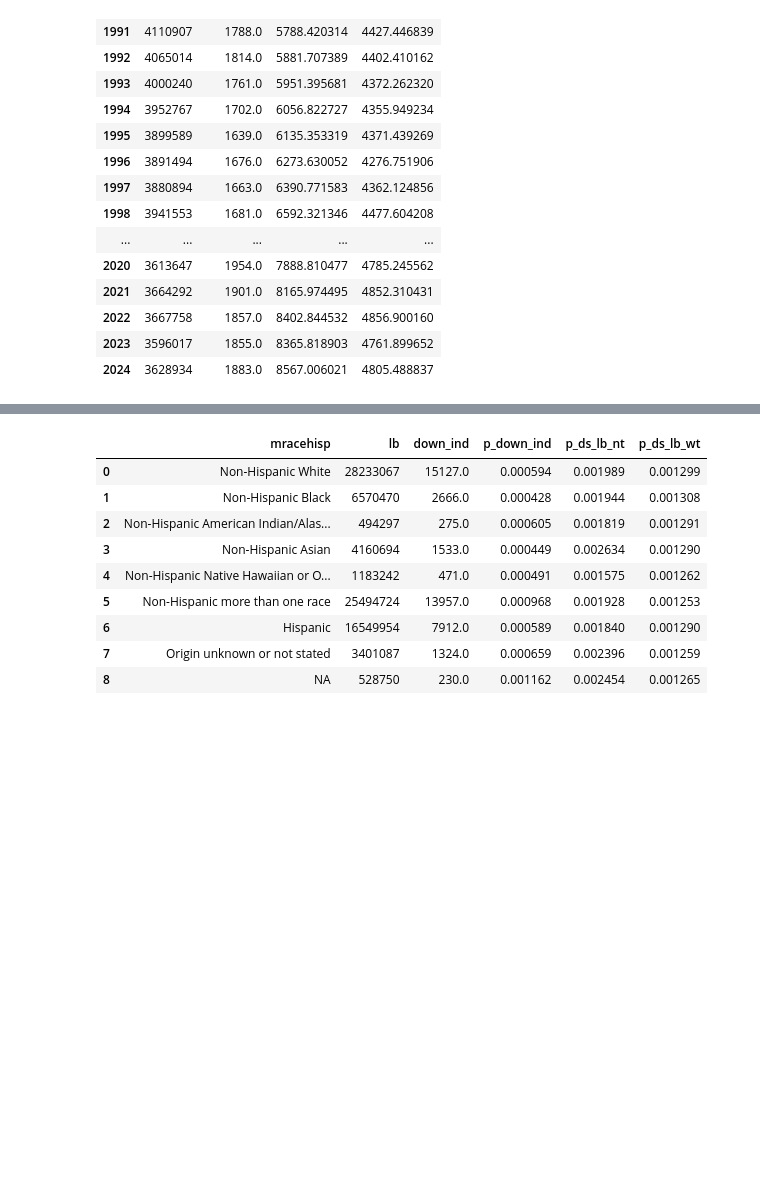
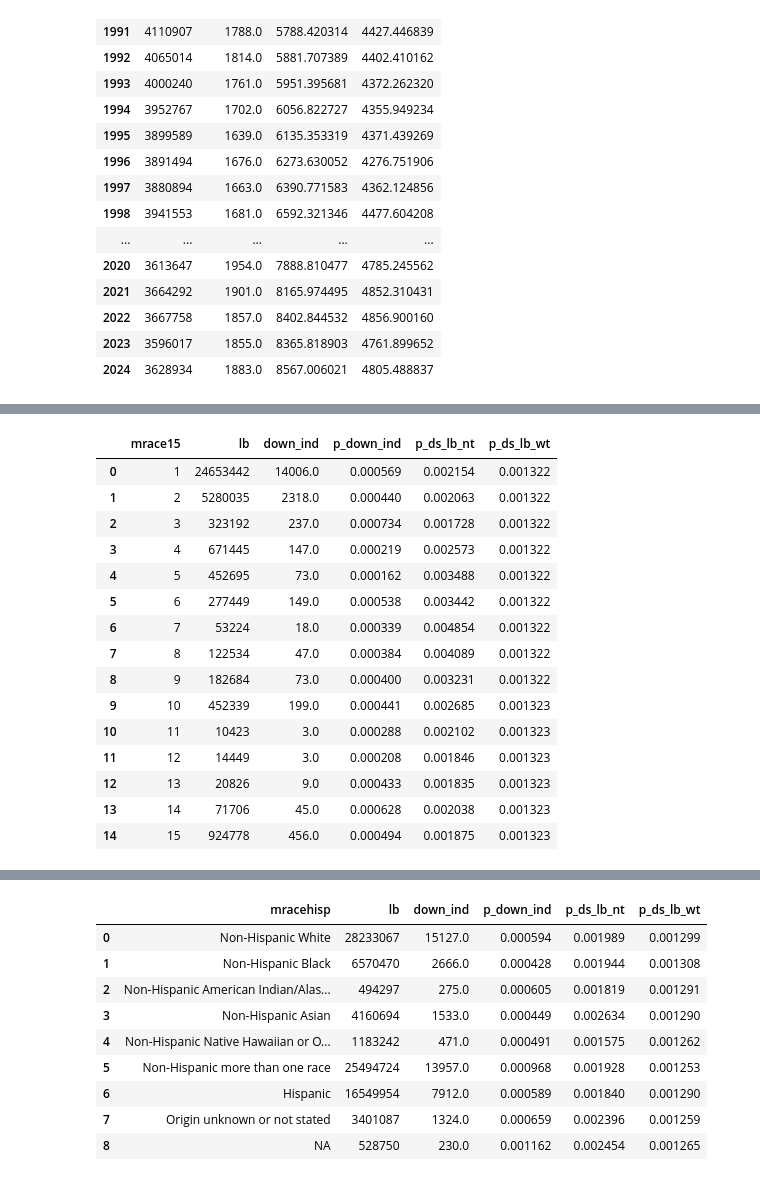
Before and after one commit to frankbuckley/ds-births-populations, a Jupyter notebook: projects/us-birth-certificates/notes.ipynb, the cells around one changed output, grey strips where cells are left out. Saved outputs shown, nothing was run; the diff lists cells and outputs as text; code cells hidden in the pictures; blank space fills up the shorter version.

```diff
--- a/projects/us-birth-certificates/notes.ipynb
+++ b/projects/us-birth-certificates/notes.ipynb
@@ -55,0 +123,34 @@ births_df
+# %%
+births_df
+mrace15_df = con.execute(
+    """
+    SELECT mrace15,
+           COUNT(*)        AS lb,
+           SUM(down_ind)   AS down_ind,
+           AVG(down_ind)   AS p_down_ind,
+           AVG(p_ds_lb_nt) AS p_ds_lb_nt,
+           AVG(p_ds_lb_wt) AS p_ds_lb_wt
+    FROM us_births
+    WHERE year >= 2016 AND restatus <> 4
+    GROUP BY mrace15
+    ORDER BY mrace15
+    """
+).df()
+mrace15_df
+# %% [output]
+|  | mrace15 | lb | down_ind | p_down_ind | p_ds_lb_nt | p_ds_lb_wt |
+| 0 | 1 | 24653442 | 14006.0 | 0.000569 | 0.002154 | 0.001322 |
+| 1 | 2 | 5280035 | 2318.0 | 0.000440 | 0.002063 | 0.001322 |
+| 2 | 3 | 323192 | 237.0 | 0.000734 | 0.001728 | 0.001322 |
+| 3 | 4 | 671445 | 147.0 | 0.000219 | 0.002573 | 0.001322 |
+| 4 | 5 | 452695 | 73.0 | 0.000162 | 0.003488 | 0.001322 |
+| 5 | 6 | 277449 | 149.0 | 0.000538 | 0.003442 | 0.001322 |
+| 6 | 7 | 53224 | 18.0 | 0.000339 | 0.004854 | 0.001322 |
+| 7 | 8 | 122534 | 47.0 | 0.000384 | 0.004089 | 0.001322 |
+| 8 | 9 | 182684 | 73.0 | 0.000400 | 0.003231 | 0.001322 |
+| 9 | 10 | 452339 | 199.0 | 0.000441 | 0.002685 | 0.001323 |
+| 10 | 11 | 10423 | 3.0 | 0.000288 | 0.002102 | 0.001323 |
+| 11 | 12 | 14449 | 3.0 | 0.000208 | 0.001846 | 0.001323 |
+| 12 | 13 | 20826 | 9.0 | 0.000433 | 0.001835 | 0.001323 |
+| 13 | 14 | 71706 | 45.0 | 0.000628 | 0.002038 | 0.001323 |
+| 14 | 15 | 924778 | 456.0 | 0.000494 | 0.001875 | 0.001323 |
```
Also changed, not shown: parts of 4 cells of this notebook.
